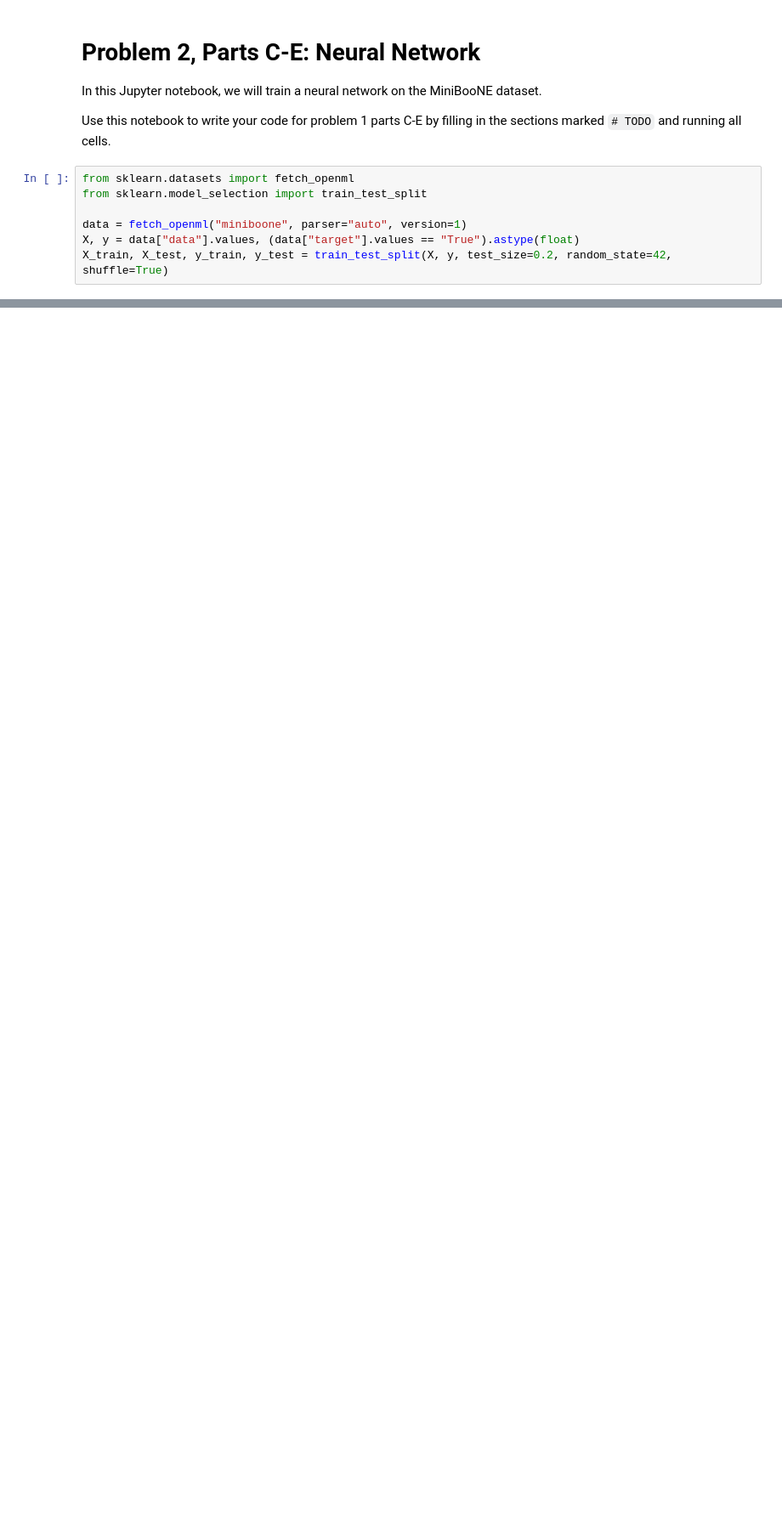
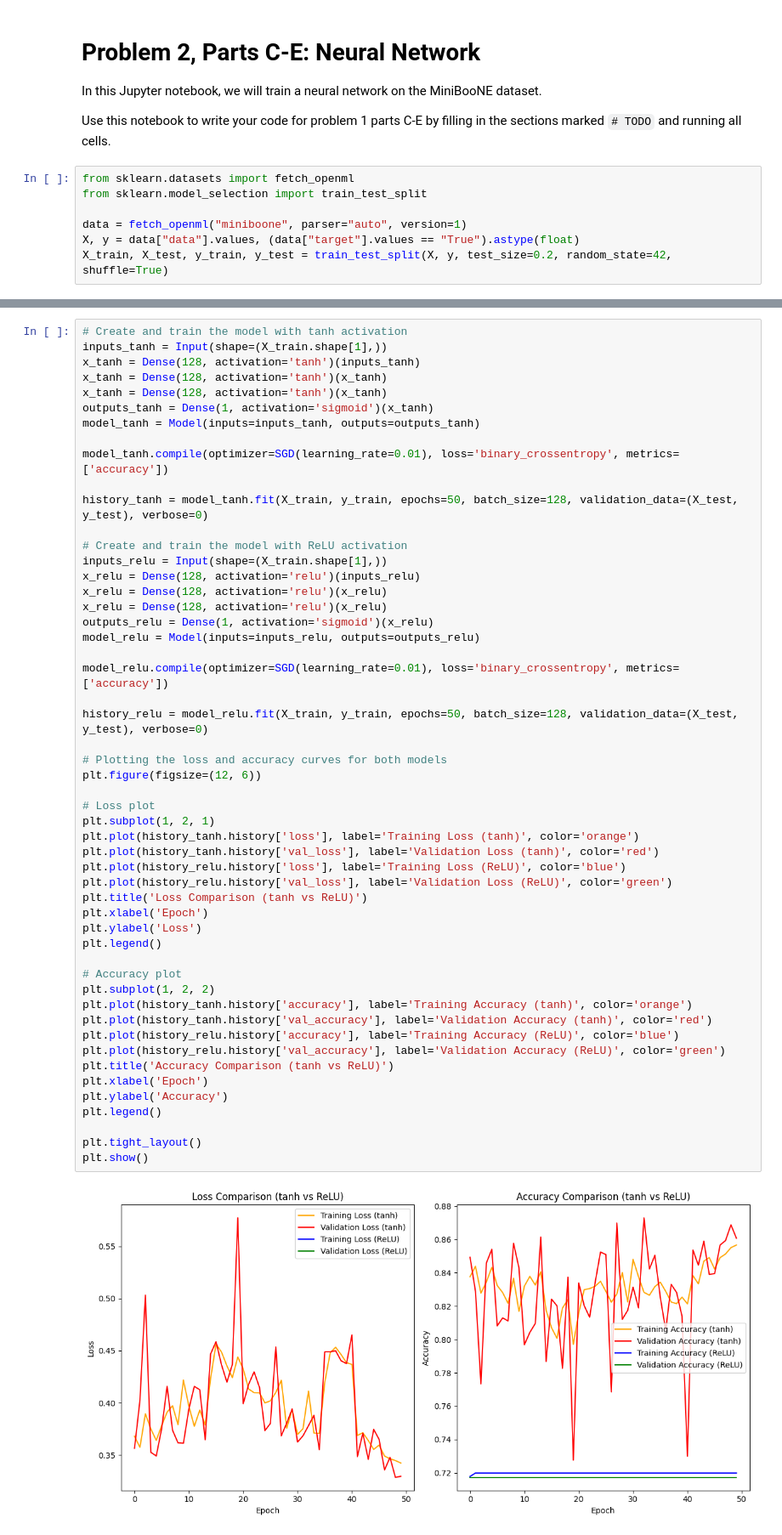
Before and after one commit to JarnovdKolk/Test, a Jupyter notebook: Homework2_Part2.ipynb, the cells around one changed output, grey strips where cells are left out. Shown at 85% size. Saved outputs shown, nothing was run; the diff lists cells and outputs as text; blank space fills up the shorter version.

```diff
--- a/Homework2_Part2.ipynb
+++ b/Homework2_Part2.ipynb
@@ -172,0 +142,54 @@ plot_roc(y_test, preds_nn)
+# %%
+# Create and train the model with tanh activation
+inputs_tanh = Input(shape=(X_train.shape[1],))
+x_tanh = Dense(128, activation='tanh')(inputs_tanh)
+x_tanh = Dense(128, activation='tanh')(x_tanh)
+x_tanh = Dense(128, activation='tanh')(x_tanh)
+outputs_tanh = Dense(1, activation='sigmoid')(x_tanh)
+model_tanh = Model(inputs=inputs_tanh, outputs=outputs_tanh)
+
+model_tanh.compile(optimizer=SGD(learning_rate=0.01), loss='binary_crossentropy', metrics=['accuracy'])
+
+history_tanh = model_tanh.fit(X_train, y_train, epochs=50, batch_size=128, validation_data=(X_test, y_test), verbose=0)
+
+# Create and train the model with ReLU activation
+inputs_relu = Input(shape=(X_train.shape[1],))
+x_relu = Dense(128, activation='relu')(inputs_relu)
+x_relu = Dense(128, activation='relu')(x_relu)
+x_relu = Dense(128, activation='relu')(x_relu)
+outputs_relu = Dense(1, activation='sigmoid')(x_relu)
+model_relu = Model(inputs=inputs_relu, outputs=outputs_relu)
+
+model_relu.compile(optimizer=SGD(learning_rate=0.01), loss='binary_crossentropy', metrics=['accuracy'])
+
+history_relu = model_relu.fit(X_train, y_train, epochs=50, batch_size=128, validation_data=(X_test, y_test), verbose=0)
+
+# Plotting the loss and accuracy curves for both models
+plt.figure(figsize=(12, 6))
+
+# Loss plot
+plt.subplot(1, 2, 1)
+plt.plot(history_tanh.history['loss'], label='Training Loss (tanh)', color='orange')
+plt.plot(history_tanh.history['val_loss'], label='Validation Loss (tanh)', color='red')
+plt.plot(history_relu.history['loss'], label='Training Loss (ReLU)', color='blue')
+plt.plot(history_relu.history['val_loss'], label='Validation Loss (ReLU)', color='green')
+plt.title('Loss Comparison (tanh vs ReLU)')
+plt.xlabel('Epoch')
+plt.ylabel('Loss')
+plt.legend()
+
+# Accuracy plot
+plt.subplot(1, 2, 2)
+plt.plot(history_tanh.history['accuracy'], label='Training Accuracy (tanh)', color='orange')
+plt.plot(history_tanh.history['val_accuracy'], label='Validation Accuracy (tanh)', color='red')
+plt.plot(history_relu.history['accuracy'], label='Training Accuracy (ReLU)', color='blue')
+plt.plot(history_relu.history['val_accuracy'], label='Validation Accuracy (ReLU)', color='green')
+plt.title('Accuracy Comparison (tanh vs ReLU)')
+plt.xlabel('Epoch')
+plt.ylabel('Accuracy')
+plt.legend()
+
+plt.tight_layout()
+plt.show()
+# %% [output]
+[figure, added]
```
Also changed, not shown: parts of 10 cells of this notebook.
